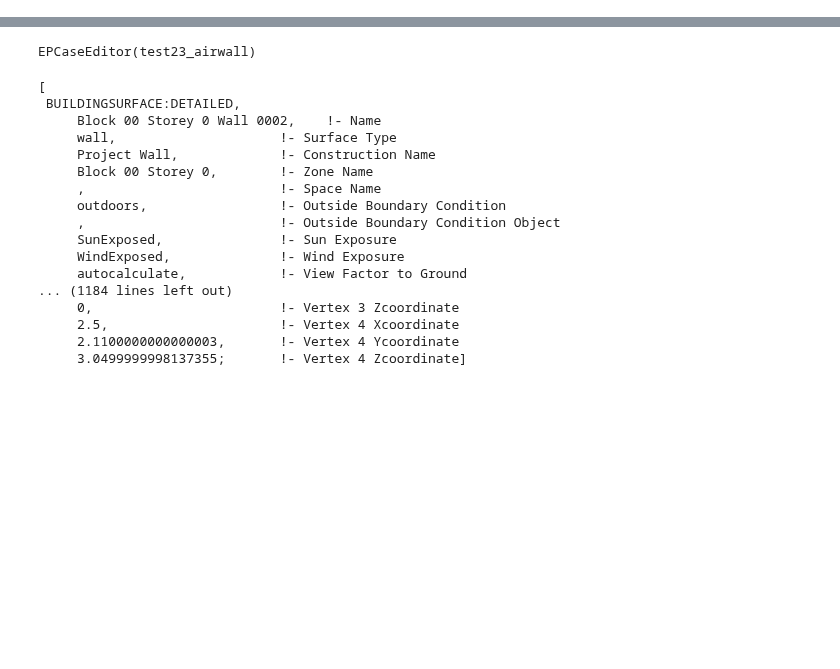
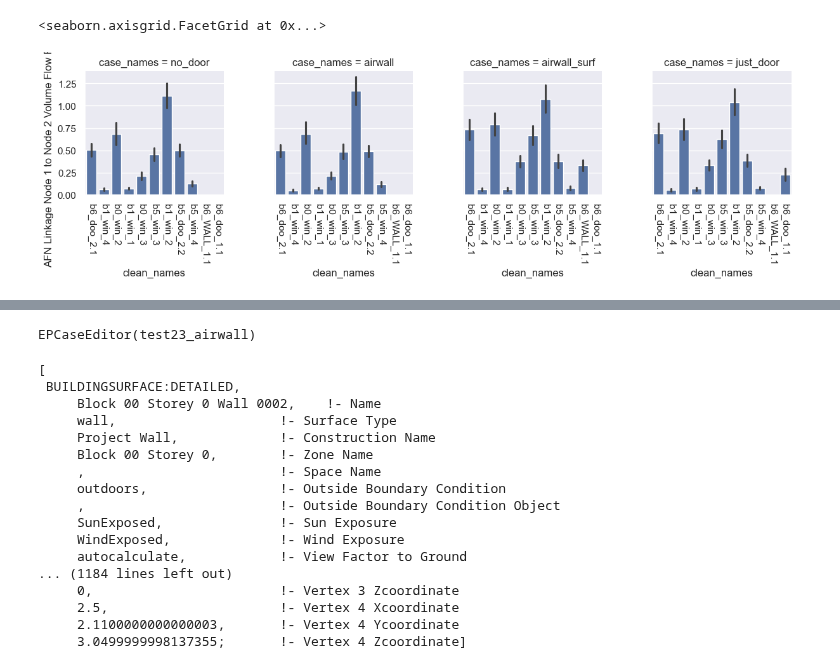
Before and after one commit to juliet29/plan2EPlus, a Jupyter notebook: _notebooks/t05_svg2plan.ipynb, the cells around one changed output, grey strips where cells are left out. Drawn from its saved outputs; the diff is of its cells as text; code cells hidden in the pictures; blank space fills up the shorter version.

```diff
--- a/_notebooks/t05_svg2plan.ipynb
+++ b/_notebooks/t05_svg2plan.ipynb
@@ -40,0 +46,7 @@ from subsurfaces.logic import find_surface_connecting_two_zones
+# %%
+tcase = get_airboundary_case()
+# %%
+dfs = create_data(get_df)
+# %%
+dfs2 = dfs.with_columns(clean_names=pl.col("space_names").map_elements(get_simple_name_for_subsurface_or_wall, return_dtype=pl.String))
+dfs2
@@ -40,0 +92,13 @@ from subsurfaces.logic import find_surface_connecting_two_zones
+# %%
+col = "values_0"
+sns.set_theme()
+g = sns.FacetGrid(dfs2.filter(pl.col(col) > 0), col="case_names")
+g.map(sns.barplot,  "clean_names", col, )
+g.add_legend()
+
+_, qoi_info = get_plot_labels(tcase, dfs2["qoi"][0])
+g.set_ylabels(qoi_info)
+g.set_xticklabels(rotation=-90)
+# %% [output]
+<seaborn.axisgrid.FacetGrid at 0x...>
+[figure, added]
```
Also changed, not shown: parts of 26 cells of this notebook, 14 other files.
